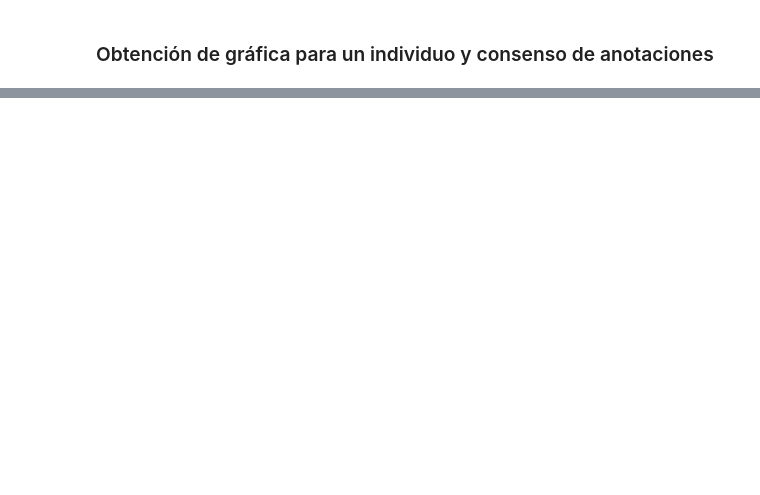
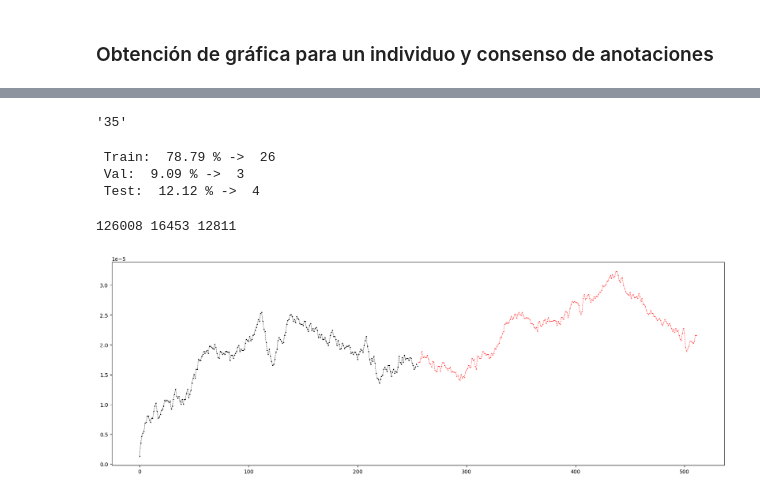
Before and after one commit to M4thinking/Mismodelling-on-Time-Series, a Jupyter notebook: scripts/models.ipynb, the cells around one changed output, grey strips where cells are left out. Cells and saved outputs as stored; diff of their text form; code cells hidden in the pictures; blank space fills up the shorter version.

```diff
--- a/scripts/models.ipynb
+++ b/scripts/models.ipynb
@@ -31,0 +114,20 @@ torch.Size([3, 21, 2816])
+# %%
+dataset_nominal = EegDatasetNominal()
+dataset_nominal.columns[14]
+# %% [output]
+'35'
+# %%
+dataset = EegDataset()
+dataset_nominal = EegDatasetNominal()
+# Separar en train 70, val 10, test 20
+train_len = int(len(dataset_nominal)*0.8)
+val_len = int(len(dataset_nominal)*0.1)
+test_len = len(dataset_nominal) - train_len - val_len
+print(" Train: ", round(train_len/len(dataset_nominal) * 100, 2), "% -> ", train_len)
+print(" Val: ", round(val_len/len(dataset_nominal) * 100, 2), "% -> ", val_len)
+print(" Test: ", round(test_len/len(dataset_nominal) * 100, 2), "% -> ", test_len)
+train_dataset, val_dataset, test_dataset = torch.utils.data.random_split(dataset_nominal, [train_len, val_len, test_len])
+# %% [output]
+ Train:  78.79 % ->  26
+ Val:  9.09 % ->  3
+ Test:  12.12 % ->  4
@@ -31,0 +151,45 @@ torch.Size([3, 21, 2816])
+# %%
+# Guardar datos en un archivo
+path = '../transformer_data/'
+# torch.save(X_train, path+'X_train.pt')
+# torch.save(Y_train, path+'Y_train.pt')
+# torch.save(X_val, path+'X_val.pt')
+# torch.save(Y_val, path+'Y_val.pt')
+# torch.save(X_test, path+'X_test.pt')
+# torch.save(Y_test, path+'Y_test.pt')
+# %%
+# Crear un dataset con los datos de train y test
+class EegDatasetNominalPairs(Dataset):
+    def __init__(self, X, Y):
+        self.X = X
+        self.Y = Y
+
+    def __len__(self):
+        return len(self.X)
+
+    def __getitem__(self, idx):
+        return self.X[idx], self.Y[idx]
+
+# Crear los datasets de train y test
+X_train = torch.load(path+'X_train.pt')
+Y_train = torch.load(path+'Y_train.pt')
+X_val = torch.load(path+'X_val.pt')
+Y_val = torch.load(path+'Y_val.pt')
+X_test = torch.load(path+'X_test.pt')
+Y_test = torch.load(path+'Y_test.pt')
+# Crear los datasets
+train_dataset = EegDatasetNominalPairs(X_train, Y_train)
+val_dataset = EegDatasetNominalPairs(X_val, Y_val)
+test_dataset = EegDatasetNominalPairs(X_test, Y_test)
+# %%
+print(len(X_train), len(X_test), len(X_val))
+# %% [output]
+126008 16453 12811
+# %%
+# Verificar que los datos sean correctos
+fig, ax = plt.subplots(1, 1, figsize=(21, 7))
+ax.plot(train_dataset[0][0][1], color='black',marker='o', linestyle='dashed',linewidth=0.5, markersize=1)
+ax.plot(np.arange(0, 256)+256, train_dataset[0][1][1], color='red',marker='.', linestyle='dashed',linewidth=0.5, markersize=1)
+plt.show()
+# %% [output]
+[figure, added]
```
Also changed, not shown: parts of 5 cells of this notebook, 2 other files.
